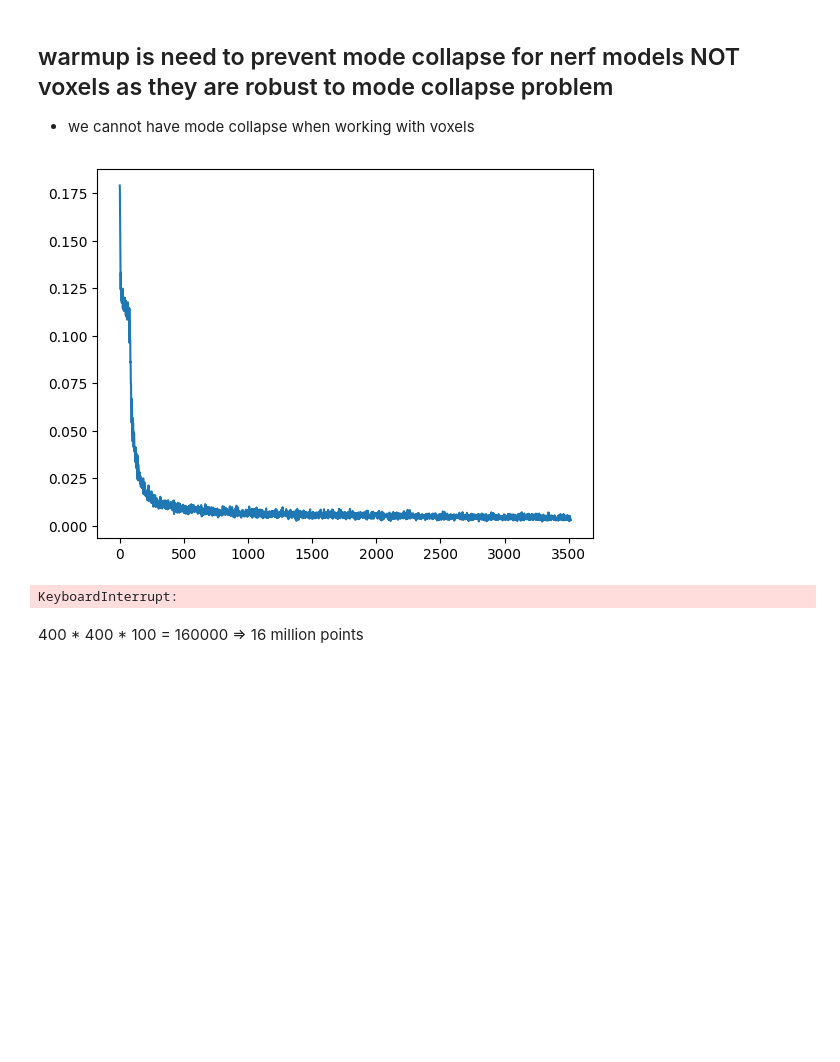
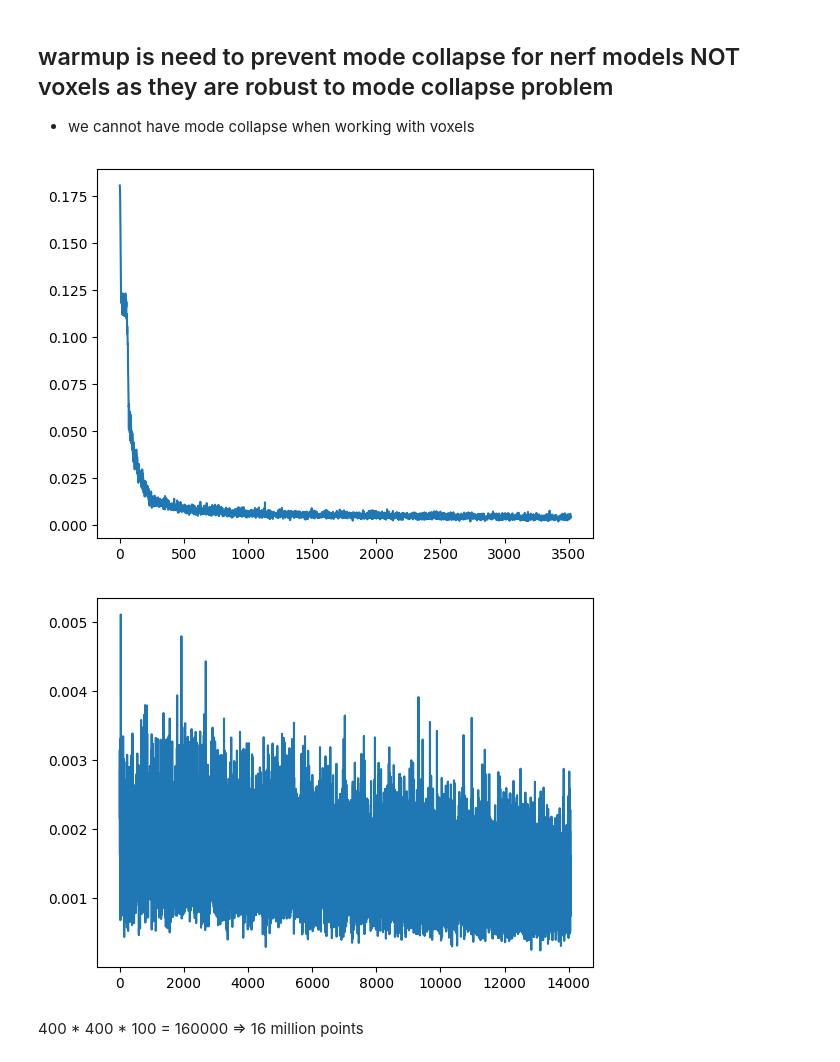
Before and after one commit to stanleyedward/learn_nerf, a Jupyter notebook: NeRF/nerf_reconstruction.ipynb, the cells around one changed output. Saved outputs shown, nothing was run; the diff lists cells and outputs as text; code cells hidden in the pictures; blank space fills up the shorter version.

```diff
--- a/NeRF/nerf_reconstruction.ipynb
+++ b/NeRF/nerf_reconstruction.ipynb
@@ -175,30 +175,30 @@ class Nerf(nn.Module):
 # %%
 device = 'cuda' if torch.cuda.is_available() else 'cpu'
 
 #hyperparams
 tn = 8
 tf = 12
-nb_epochs = 15
+nb_epochs = 4
 learning_rate = 1e-3
 gamma = 0.5
 nb_bins = 100
 
 model = model.Nerf().to(device)
 optimizer = torch.optim.Adam(params=model.parameters(), lr=learning_rate)
 scheduler = torch.optim.lr_scheduler.MultiStepLR(optimizer, milestones= [5, 10], gamma=gamma)
 
 
 #warmup on 1 epoch
 training_loss = train.training(model, optimizer, scheduler, dataloader_warmup, tn, tf, nb_bins, 1, device)
 plt.plot(training_loss)
 plt.show()
 
 training_loss = train.training(model, optimizer, scheduler, dataloader, tn, tf, nb_bins, nb_epochs, device)
 plt.plot(training_loss)
 plt.show()
 # %% [output]
-[figure, old version]
+[figure, new version]
-KeyboardInterrupt:
+[figure, added]
 # %% [markdown]
 400 * 400 * 100 = 160000 => 16 million points
 # %%
```
Also changed, not shown: parts of 2 cells of this notebook, 1 other file.
